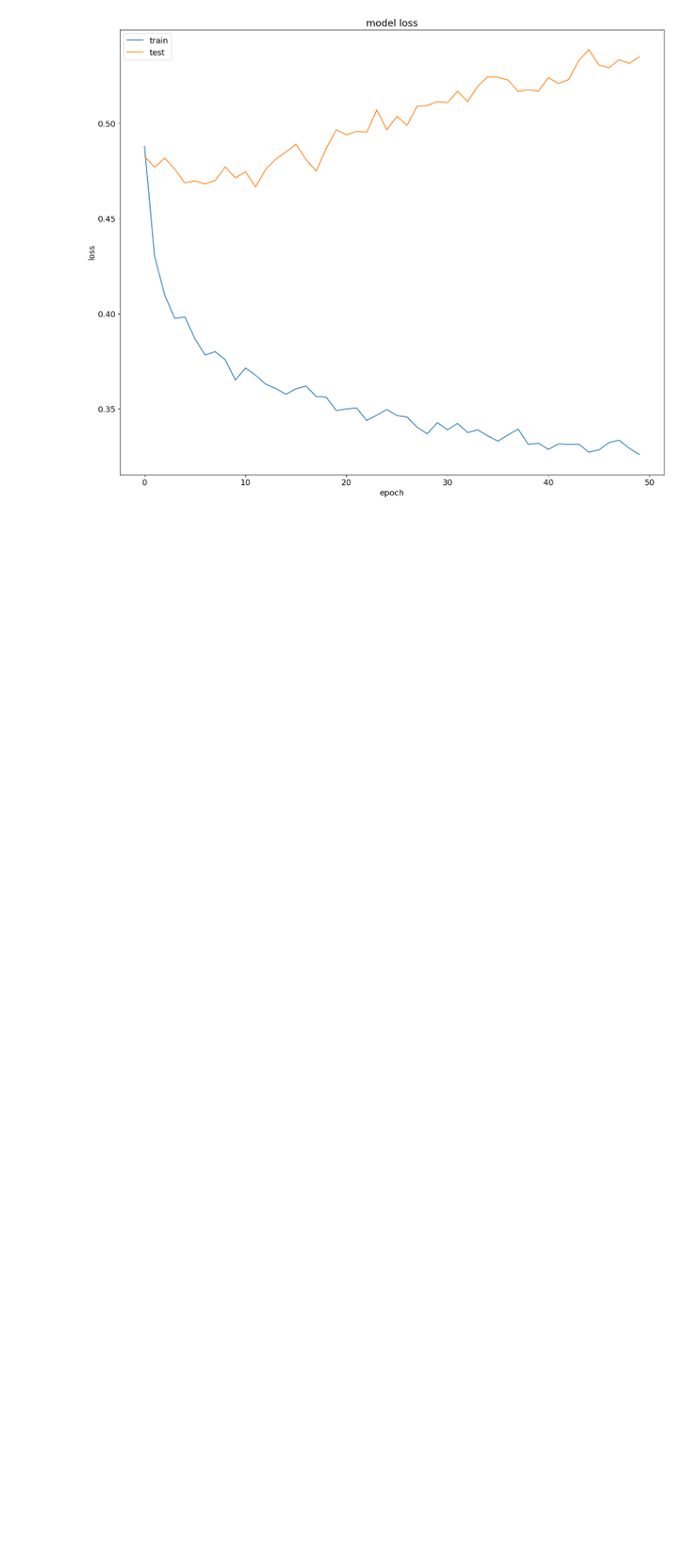
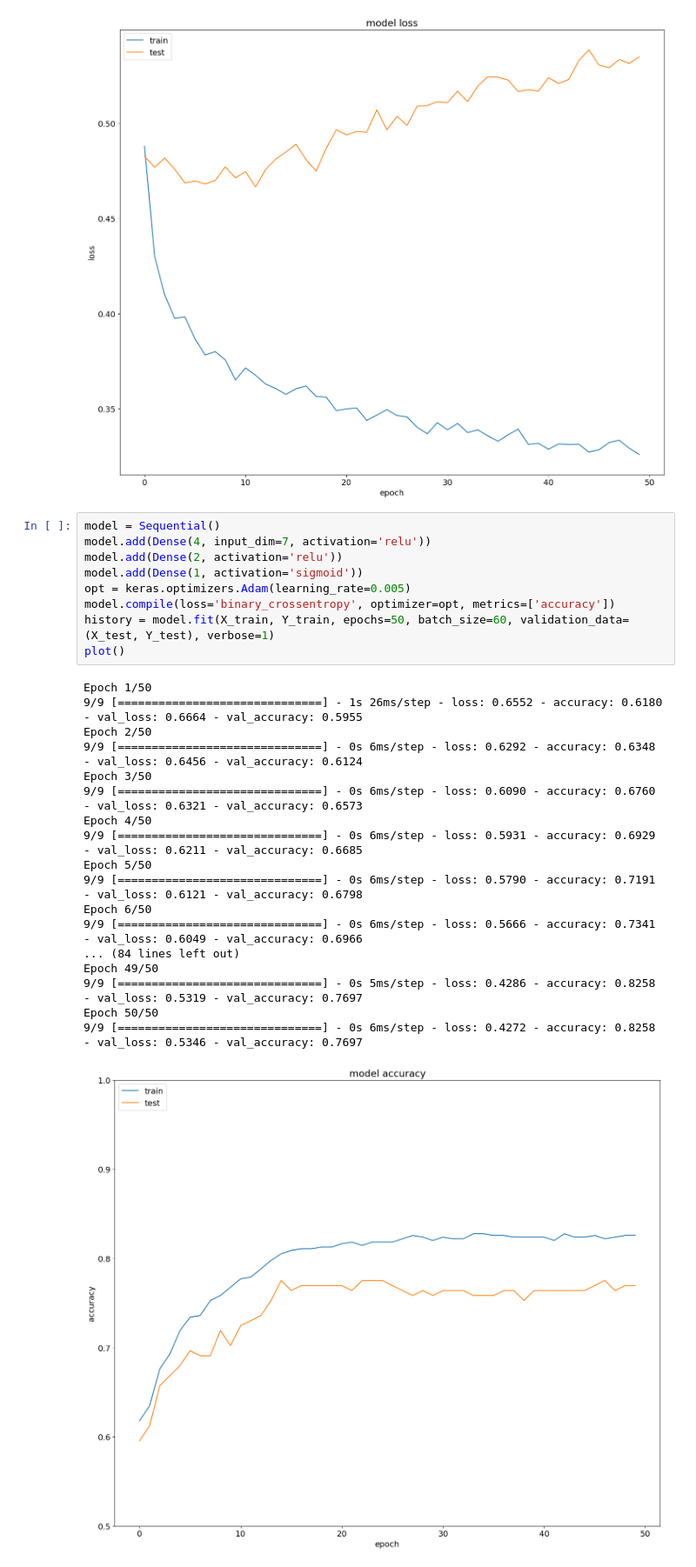
Before and after one commit to pbellot/FormationPANDAS, a Jupyter notebook: MLP Titanic.ipynb, the cells around one changed output. Shown at 87% size. Cells and saved outputs as stored; diff of their text form; blank space fills up the shorter version.

```diff
--- a/MLP Titanic.ipynb
+++ b/MLP Titanic.ipynb
@@ -259,3 +186,31 @@ plot()
 # %% [output]
 [figure]
 [figure]
+# %%
+model = Sequential()
+model.add(Dense(4, input_dim=7, activation='relu'))
+model.add(Dense(2, activation='relu'))
+model.add(Dense(1, activation='sigmoid'))
+opt = keras.optimizers.Adam(learning_rate=0.005)
+model.compile(loss='binary_crossentropy', optimizer=opt, metrics=['accuracy'])
+history = model.fit(X_train, Y_train, epochs=50, batch_size=60, validation_data=(X_test, Y_test), verbose=1)
+plot()
+# %% [output]
+Epoch 1/50
+9/9 [==============================] - 1s 26ms/step - loss: 0.6552 - accuracy: 0.6180 - val_loss: 0.6664 - val_accuracy: 0.5955
+Epoch 2/50
+9/9 [==============================] - 0s 6ms/step - loss: 0.6292 - accuracy: 0.6348 - val_loss: 0.6456 - val_accuracy: 0.6124
+Epoch 3/50
+9/9 [==============================] - 0s 6ms/step - loss: 0.6090 - accuracy: 0.6760 - val_loss: 0.6321 - val_accuracy: 0.6573
+Epoch 4/50
+9/9 [==============================] - 0s 6ms/step - loss: 0.5931 - accuracy: 0.6929 - val_loss: 0.6211 - val_accuracy: 0.6685
+Epoch 5/50
+9/9 [==============================] - 0s 6ms/step - loss: 0.5790 - accuracy: 0.7191 - val_loss: 0.6121 - val_accuracy: 0.6798
+Epoch 6/50
+9/9 [==============================] - 0s 6ms/step - loss: 0.5666 - accuracy: 0.7341 - val_loss: 0.6049 - val_accuracy: 0.6966
+... (84 lines left out)
+Epoch 49/50
+9/9 [==============================] - 0s 5ms/step - loss: 0.4286 - accuracy: 0.8258 - val_loss: 0.5319 - val_accuracy: 0.7697
+Epoch 50/50
+9/9 [==============================] - 0s 6ms/step - loss: 0.4272 - accuracy: 0.8258 - val_loss: 0.5346 - val_accuracy: 0.7697
+[figure, added]
```
Also changed, not shown: parts of 14 cells of this notebook.
